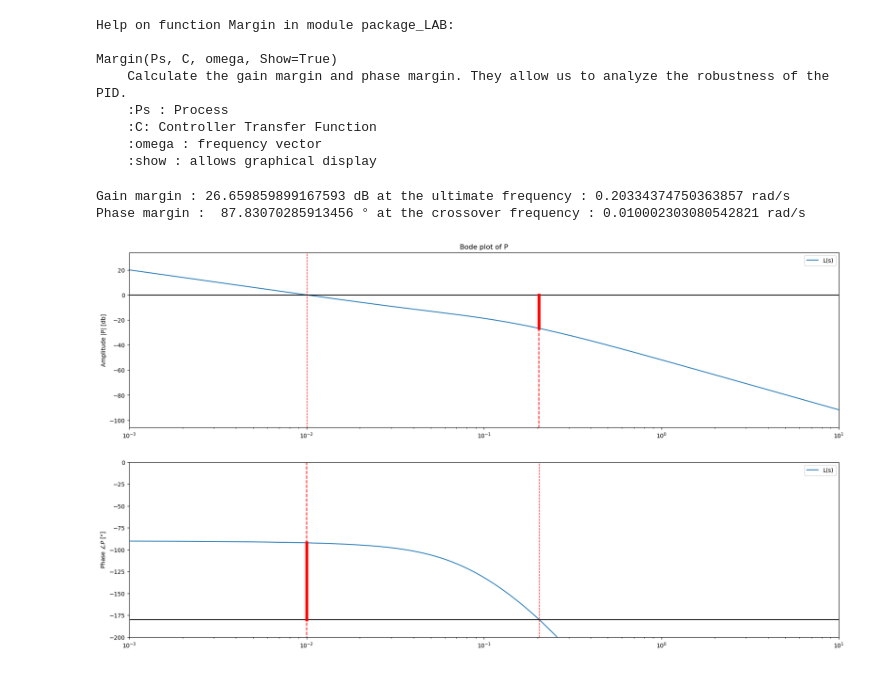
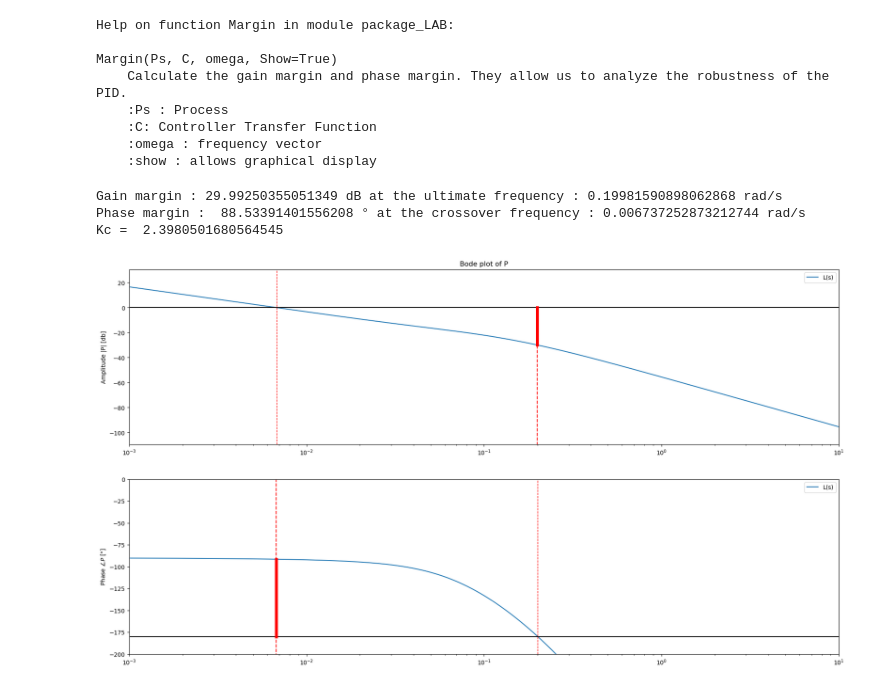
Before and after one commit to BNoteris/Labo_Control_Theory, a Jupyter notebook: package_LAB.ipynb, the cells around one changed output. Drawn from its saved outputs; the diff is of its cells as text; code cells hidden in the pictures.

```diff
--- a/package_LAB.ipynb
+++ b/package_LAB.ipynb
@@ -268,32 +285,34 @@ Margin(Ps, C, omega, Show=True)
 # %%
 P = Process({})
 
-Kp = 0.48
-T1p = 160
-T2p = 11
-thetap = 4
-
+Kp = 0.48305278277951064
+T1p = 159.84828454194727
+T2p = 11.44559902845228
+thetap = 4.009584499836511
+gamma = 0.9
 
 P.parameters['Kp'] = Kp
 P.parameters['Tlag1'] = T1p
 P.parameters['Tlag2'] = T2p
 P.parameters['theta'] = thetap
 
 Kc, Ti, Td = IMCTuning(Kp,T1p,T2p,thetap,gamma, 'SOPDT')
 
 C = PID({})
 C.parameters['Kc'] = Kc
 C.parameters['Ti'] = Ti
 C.parameters['Td']= Td
 C.parameters['Tfd'] = alpha *Td # temps dérivation après filtrage
 
 
 omega = np.logspace(-3,1,10000)
 
 Ps = Bode(P,omega,Show=False)
 
 Margin(Ps,C,omega)
+print("Kc = ",Kc)
 # %% [output]
-Gain margin : 26.659859899167593 dB at the ultimate frequency : 0.20334374750363857 rad/s
-Phase margin :  87.83070285913456 ° at the crossover frequency : 0.010002303080542821 rad/s
+Gain margin : 29.99250355051349 dB at the ultimate frequency : 0.19981590898062868 rad/s
+Phase margin :  88.53391401556208 ° at the crossover frequency : 0.006737252873212744 rad/s
+Kc =  2.3980501680564545
-[figure, old version]
+[figure, new version]
```
Also changed, not shown: parts of 3 cells of this notebook, 10 other files.
